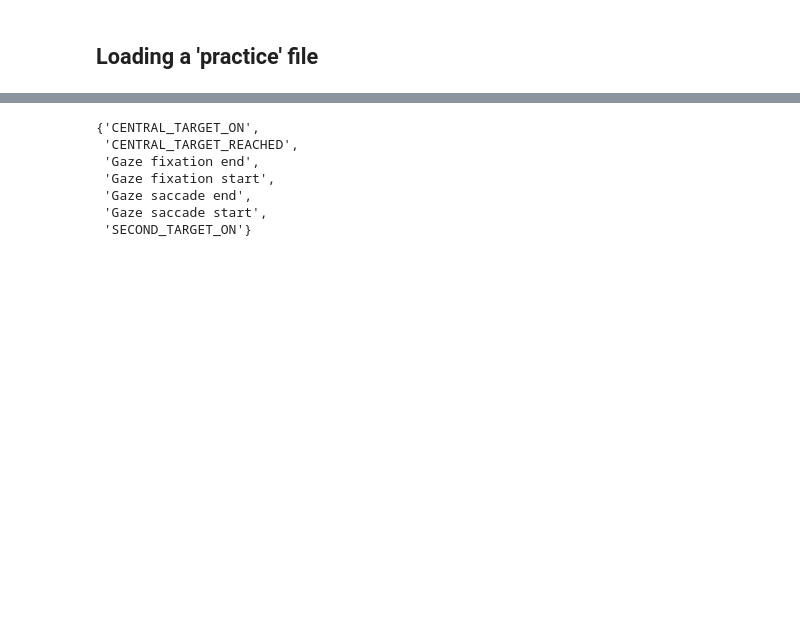
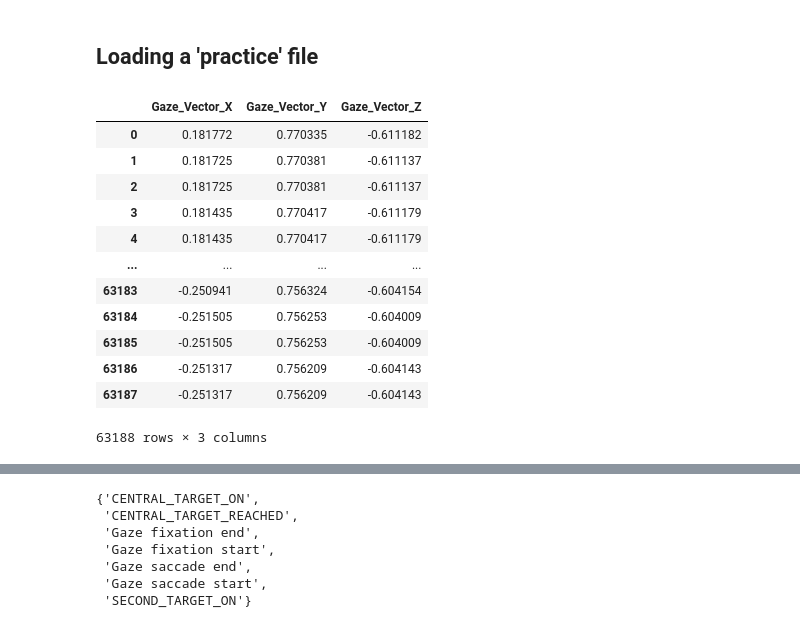
Before and after one commit to toelt-llc/KiPy, a Jupyter notebook: code/preprocessing.ipynb, the cells around one changed output, grey strips where cells are left out. Saved outputs shown, nothing was run; the diff lists cells and outputs as text; code cells hidden in the pictures; blank space fills up the shorter version.

```diff
--- a/code/preprocessing.ipynb
+++ b/code/preprocessing.ipynb
@@ -26,6 +26,25 @@ practice_object = "../files/utf8/Object_Hit_-_[Child_-_practice]_-_RIGHT_-_12_02
 circuit = "../files/utf8/Circuit_Exo_-_[b_Circuit1_(youngerchildren)]_-_RIGHT_-_12_09.csv"
 circuit2 = "../files/utf8/Circuit_Exo_-_[c_Circuit1_rotated_(youngerchildren)]_-_RIGHT_-_12_11.csv"
 circuit3 = "../files/utf8/Circuit_Exo_-_[Circuit2exo_ExTrialLisaD(youngerchildren)]_-_RIGHT_-_12_05.csv"
+# %%
+frame = pd.read_csv(circuit,encoding= 'utf8', sep=',', low_memory=False,
+                        skiprows = 328, nrows=64682 - 328 - 17)
+
+frame[['Gaze_Vector_X','Gaze_Vector_Y', 'Gaze_Vector_Z']]
+# %% [output]
+|  | Gaze_Vector_X | Gaze_Vector_Y | Gaze_Vector_Z |
+| 0 | 0.181772 | 0.770335 | -0.611182 |
+| 1 | 0.181725 | 0.770381 | -0.611137 |
+| 2 | 0.181725 | 0.770381 | -0.611137 |
+| 3 | 0.181435 | 0.770417 | -0.611179 |
+| 4 | 0.181435 | 0.770417 | -0.611179 |
+| ... | ... | ... | ... |
+| 63183 | -0.250941 | 0.756324 | -0.604154 |
+| 63184 | -0.251505 | 0.756253 | -0.604009 |
+| 63185 | -0.251505 | 0.756253 | -0.604009 |
+| 63186 | -0.251317 | 0.756209 | -0.604143 |
+| 63187 | -0.251317 | 0.756209 | -0.604143 |
+63188 rows × 3 columns
 # %%
 # frame = pd.read_csv(circuit,encoding= 'utf8', sep=',', low_memory=False,
 #                         skiprows = 328, nrows=64682 - 328 - 17)
```
Also changed, not shown: parts of 1 cell of this notebook, 1 other file.
